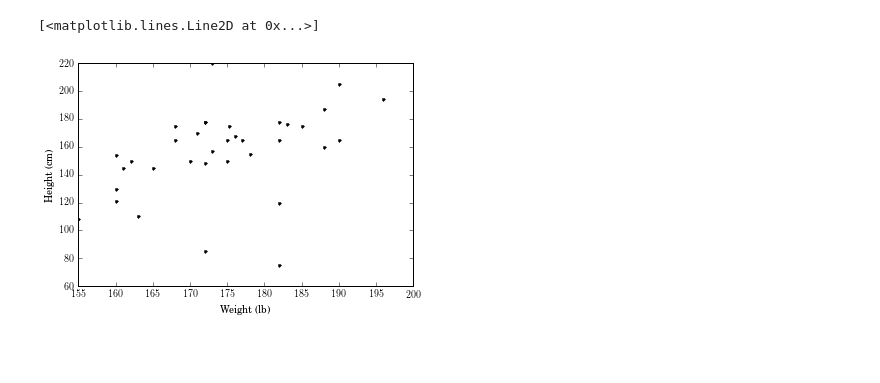
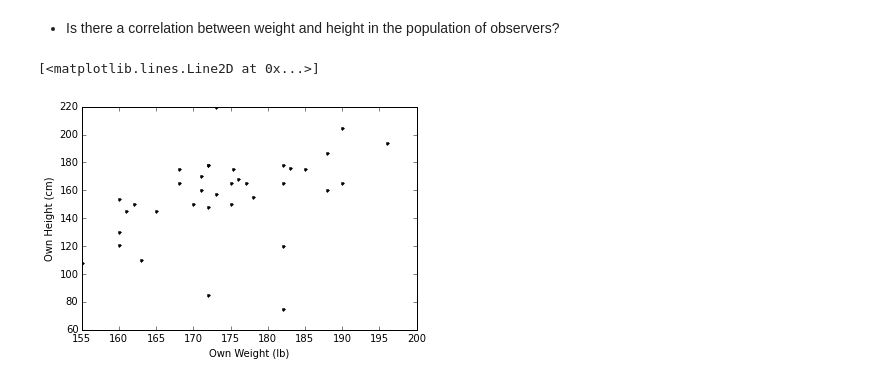
Before and after one commit to hungiyang/Fruitcake, a Jupyter notebook: Fruitcake.ipynb, the cells around one changed output. Saved outputs shown, nothing was run; the diff lists cells and outputs as text; code cells hidden in the pictures; blank space fills up the shorter version.

```diff
--- a/Fruitcake.ipynb
+++ b/Fruitcake.ipynb
@@ -20,6 +43,11 @@ data = pd.read_csv("data.csv")
 # %%
 names = data.columns.tolist()
-names[1], names[2], names[5], names[6] = 'h', "b", "ph", "pw"
+# names[1], names[2], names[3], names[4], names[5], names[6] = "height", "obesity", "age", "ownheight", "ownweight"
+names = ("t","height","obesity","age","name","ownheight","ownweight","ownage","editor")
 data.columns = names
+
+index = (data['obesity'] == 'Just right')
+data['obesity'][index] = 'Normal'
+
 data
 # %% [output]
@@ -43,9 +74,9 @@ data
 # %%
 import numpy as np
-h = np.array(data["h"])
-b = np.array(data["b"])
-ph = np.array(data["ph"])
-pw = np.array(data["pw"])
+h = np.array(data["height"])
+b = np.array(data["obesity"])
+ph = np.array(data["ownheight"])
+pw = np.array(data["ownweight"])
 ph[ph == "1,72"] = 172
 # %%
 import matplotlib.pyplot as plt
@@ -61,7 +95,9 @@ plt.hist(h)
+# %% [markdown]
+* Is there a correlation between weight and height in the population of observers?
 # %%
-plt.xlabel("Weight (lb)")
-plt.ylabel("Height (cm)")
+plt.xlabel("Own Weight (lb)")
+plt.ylabel("Own Height (cm)")
 plt.plot(ph, pw, "k.")
 # %% [output]
 [<matplotlib.lines.Line2D at 0x...>]
-[figure, old version]
+[figure, new version]
```
Also changed, not shown: parts of 15 cells of this notebook, 5 other files.
